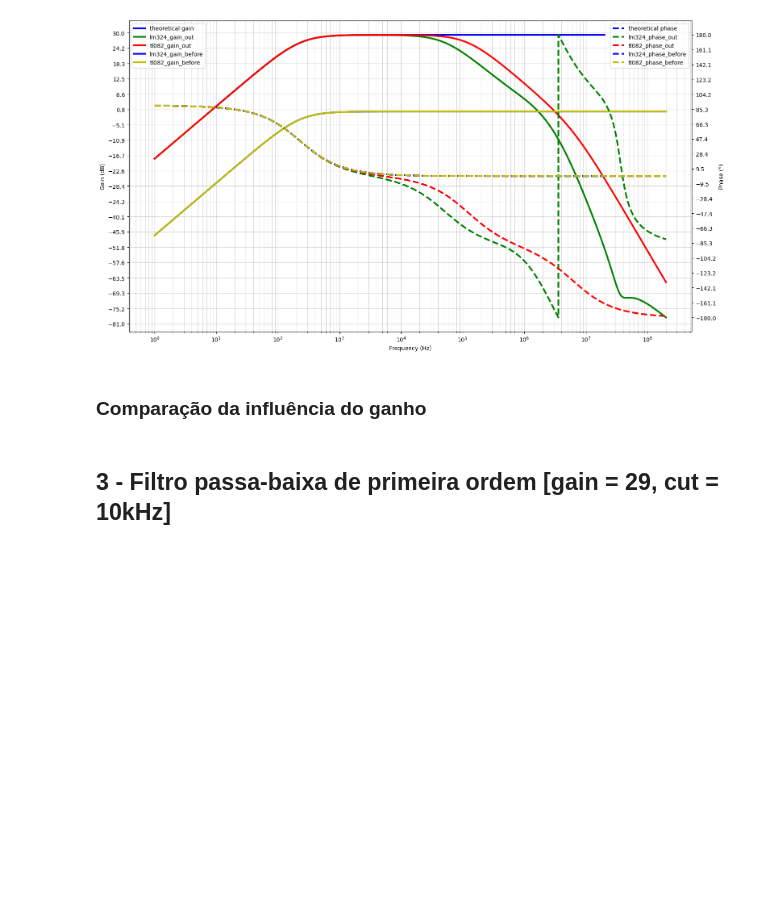
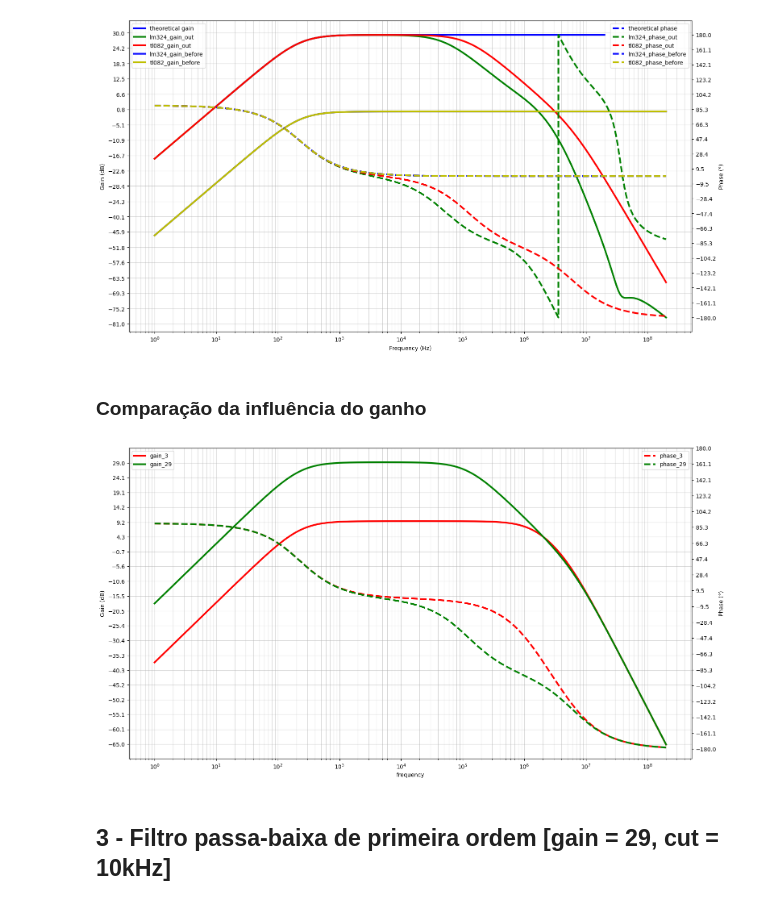
Before and after one commit to JoaoMario109/eletronica-3, a Jupyter notebook: atividade-1/analise1.ipynb, the cells around one changed output. Drawn from its saved outputs; the diff is of its cells as text; code cells hidden in the pictures; blank space fills up the shorter version.

```diff
--- a/atividade-1/analise1.ipynb
+++ b/atividade-1/analise1.ipynb
@@ -1283,61 +1295,50 @@ doc2 = pd.DataFrame(pd.read_csv("./analises/2/2.txt", index_col = "frequency"))
 
 fig, ax = plt.subplots(figsize = (18, 10))
 
-doc.rename({"tl082_gain_out", "gain_3"})
-doc2.rename({"tl082_gain_out", "gain_29"})
+doc["gain_3"] = doc["tl082_gain_out"]
+doc["gain_29"] = doc2["tl082_gain_out"]
+doc["phase_3"] = doc["tl082_phase_out"]
+doc["phase_29"] = doc2["tl082_phase_out"]
+
 
 doc.plot(
 	ax = ax,
-	y = ["gain_3"],
-	color = ["r"],
-	lw = 3.0,
-)
-
-doc2.plot(
-	ax = ax,
-	y = ["gain_29"],
-	color = ["r"],
+	y = ["gain_3", "gain_29"],
+	color = ["r", "g"],
 	lw = 3.0,
 )
 
 # plot phases
 ax2 = ax.twinx()
 
-ax2.plot(
-	freq,
-	np.rad2deg(np.array(phase)),
-	label = "theoretical phase",
-	color = "b",
-	linestyle = "--",
-	linewidth = 3.0
-)
-
 doc.plot(
 	ax = ax2,
-	y = ["lm324_phase_out", "tl082_phase_out"],
+	y = ["phase_3", "phase_29"],
+	color = ["r", "g"],
 	style = ["--", "--"],
-	color = ["g", "r"],
 	lw = 3.0
 )
 
 # general ax configuration
 ax.legend(loc="upper left")
 ax.grid(visible = True, which = "both", axis = "both", alpha = 0.5)
 ax.set_ylabel("Gain (dB)")
-ax.set_yticks(np.round(np.linspace(-65, 10, 20), 1))
+ax.set_yticks(np.round(np.linspace(-65, 29, 20), 1))
 
 ax2.legend()
 ax2.set_ylabel("Phase (°)")
 ax2.set_yticks(np.round(np.linspace(-180, 180, 20), 1))
 
 # configure X axis
 ax.set_xscale('log', base = 10)
 ax.xaxis.set_major_locator(LogLocator(base = 10.0, numticks = 15))
 ax.xaxis.set_minor_locator(
 	LogLocator(
 		base = 10.0, subs = np.arange(0.1, 1.0, 0.1), numticks = 150
 	)
 )
+# %% [output]
+[figure, added]
 # %% [markdown]
 ## 3 - Filtro passa-baixa de primeira ordem [gain = 29, cut = 10kHz]
 # %% [markdown]
```
Also changed, not shown: parts of 3 cells of this notebook.
